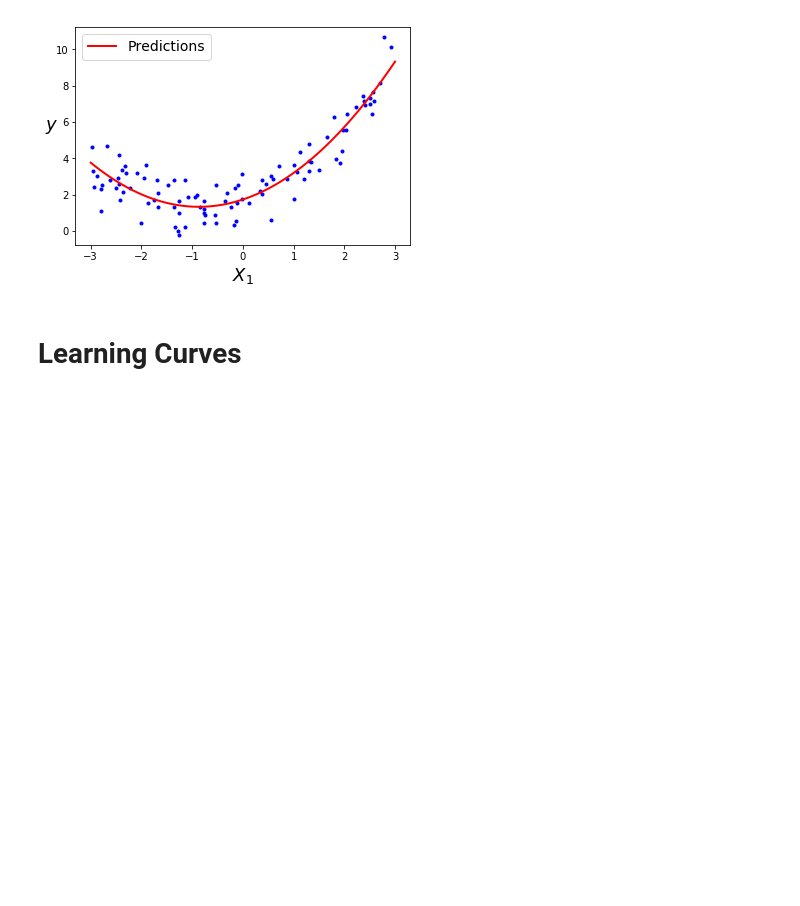
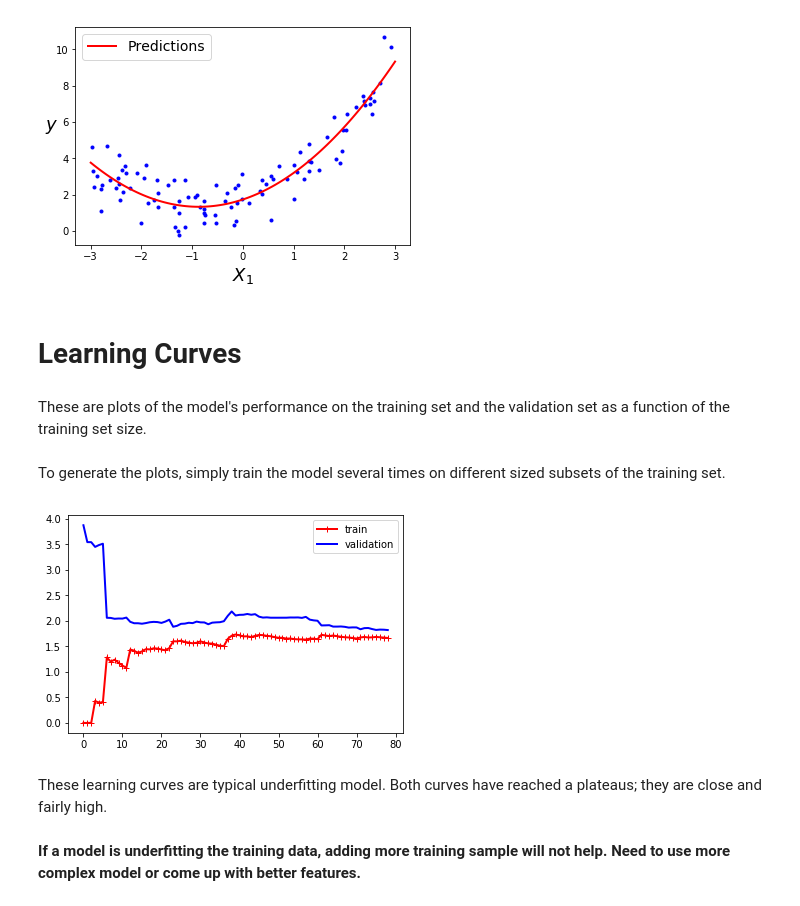
Before and after one commit to jpl1991/Machine-Learning, a Jupyter notebook: Jupyter/Hand_On_Machine_Learning/Training models.ipynb, the cells around one changed output. Cells and saved outputs as stored; diff of their text form; code cells hidden in the pictures; blank space fills up the shorter version.

Commit message:
add learning curves and bias/variance tradeoff

```diff
--- a/Jupyter/Hand_On_Machine_Learning/Training models.ipynb
+++ b/Jupyter/Hand_On_Machine_Learning/Training models.ipynb
@@ -188,3 +188,7 @@ plt.show()
 [figure]
 # %% [markdown]
 # Learning Curves
+# %% [markdown]
+These are plots of the model's performance on the training set and the validation set as a function of the training set size.
+# %% [markdown]
+To generate the plots, simply train the model several times on different sized subsets of the training set.
@@ -191 +198,24 @@ plt.show()
+# %%
+def plot_learning_curves(model, X,y):
+    X_train, X_val, y_train, y_val = train_test_split(X,y, test_size=0.2)
+    train_errors, val_errors = [], []
+    for m in range(1, len(X_train)):
+        model.fit(X_train[:m],y_train[:m])
+        y_train_predict = model.predict(X_train[:m])
+        y_val_predict = model.predict(X_val)
+        train_errors.append(mean_squared_error(y_train_predict,y_train[:m]))
+        val_errors.append(mean_squared_error(y_val_predict, y_val))
+
+    plt.plot(np.sqrt(train_errors),"r-+", linewidth=2, label="train")
+    plt.plot(np.sqrt(val_errors),"b-", linewidth=2, label="validation")
+    plt.legend(loc="upper right")
+# %%
+lin_reg = LinearRegression()
+plot_learning_curves(lin_reg, X, y)
+# %% [output]
+[figure, added]
+# %% [markdown]
+These learning curves are typical underfitting model. Both curves have reached a plateaus; they are close and fairly high.
+# %% [markdown]
+**If a model is underfitting the training data, adding more training sample will not help. Need to use more complex model or come up with better features.**
 # %%
```
Also changed, not shown: parts of 14 cells of this notebook.
